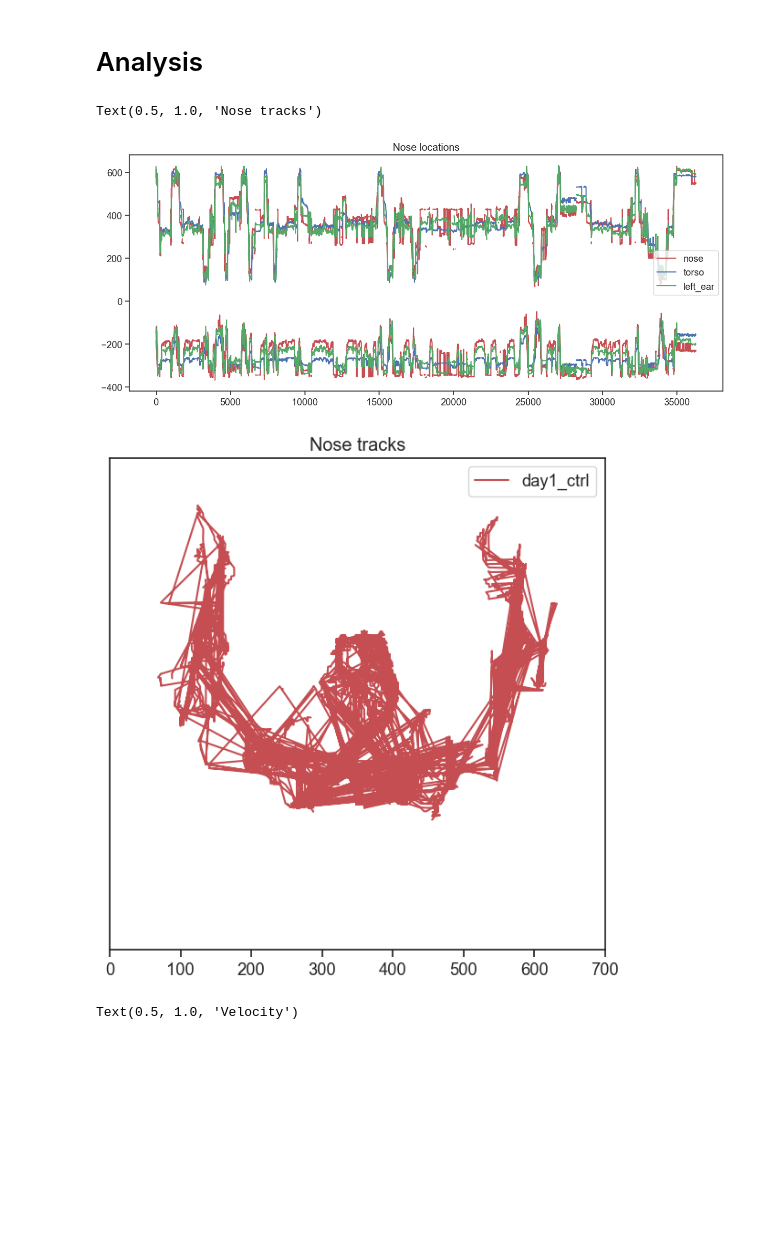
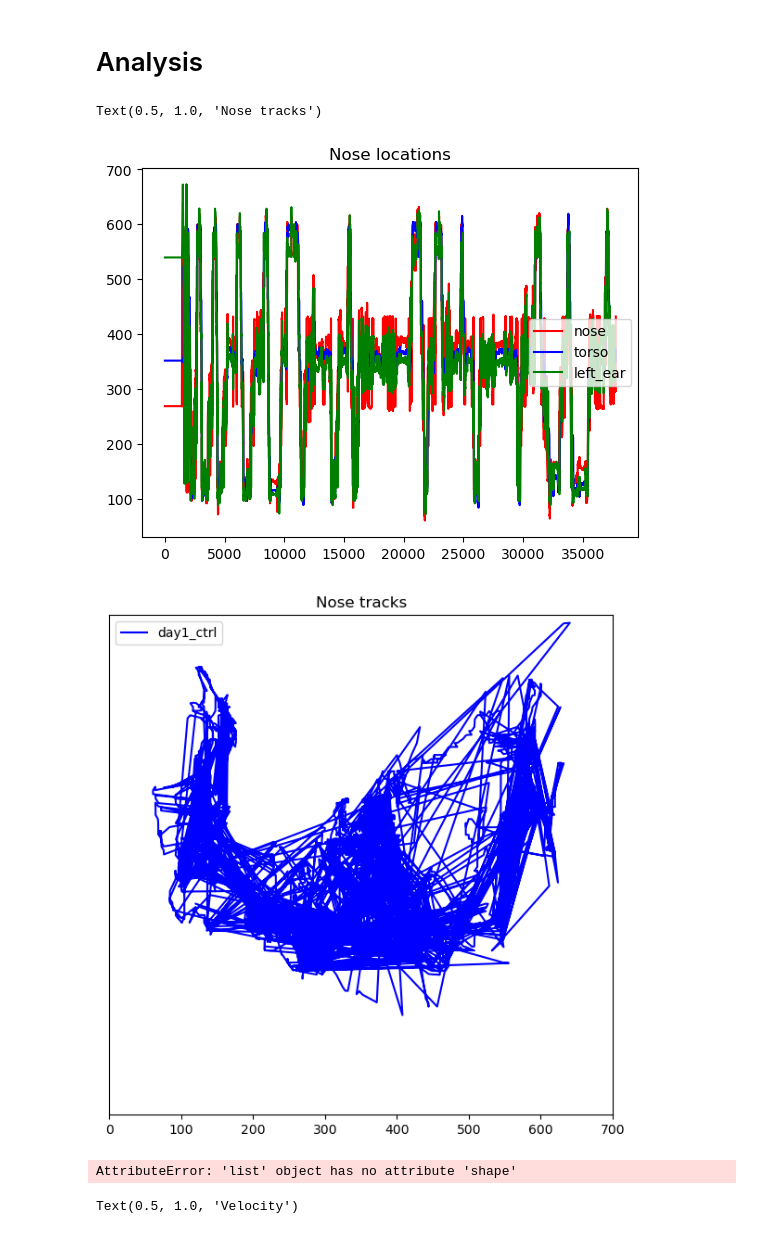
Before and after one commit to ellaksay2/dev, a Jupyter notebook: python/notebooks/SLEAP_analysis_v2.ipynb, the cells around one changed output. Cells and saved outputs as stored; diff of their text form; code cells hidden in the pictures; blank space fills up the shorter version.

Commit message:
modify plotting function

```diff
--- a/python/notebooks/SLEAP_analysis_v2.ipynb
+++ b/python/notebooks/SLEAP_analysis_v2.ipynb
@@ -3,12 +17,4 @@
 # %%
-# Import statements
-
-import h5py
-import os
-import numpy as np # type: ignore
-import pandas as pd # type: ignore
-from scipy.interpolate import interp1d
-
 
 # Import single sleap file for analysis
 
@@ -106,20 +112,31 @@ NOSE_INDEX = 0
 LEFTEAR_INDEX = 1
 RIGHTEAR_INDEX = 2
 TORSO_INDEX = 3
+LEFT_HINDPAW = 4
+RIGHT_HINDPAW = 5
+TAILBASE = 6
 
 def store_nodes(row):
     nodes = {
-        'nose_loc':NOSE_INDEX,
-        'leftear_index': LEFTEAR_INDEX,
-        'rightear_index':RIGHTEAR_INDEX,
-        'torso_index': TORSO_INDEX
+        'nose':NOSE_INDEX,
+        'leftear': LEFTEAR_INDEX,
+        'rightear':RIGHTEAR_INDEX,
+        'torso': TORSO_INDEX,
+        'left_hindpaw': LEFT_HINDPAW,
+        'right_hindpaw':RIGHT_HINDPAW,
+        'tailbase':TAILBASE
     }
     location_dict = {}
     locations = row['locations']
 
     for node, index in nodes.items():
-        node_loc = locations[:,index,:,:].reshape(-1)
-        location_dict[node] = node_loc
+
+        x_coords = locations[:,index,0,0]
+        y_coords = locations[:,index,1,0]
+        location_dict[f'{node}_x'] = x_coords
+        location_dict[f'{node}_y'] = y_coords
+        # node_loc = locations[:,index,:,:].reshape(-1)
+        # location_dict[node] = node_loc
 
     return pd.Series(location_dict)
 # %%
@@ -211,36 +250,32 @@ import matplotlib.pyplot as plt
 sns.set('notebook', 'ticks', font_scale=1.2)
 mpl.rcParams['figure.figsize'] = [15,6]
 # %%
+i = 3
 plt.figure()
-plt.plot(df.nose_loc[0][:,0,0], 'r',label='nose')
+plt.plot(df['nose_x'].iloc[i], 'r',label='nose')
 # plt.plot(-1*nose_loc[:,1,0], 'r')
-plt.plot(torso_loc[:,0,0], 'b',label='torso')
-plt.plot(leftear_loc[:,0,0], 'g',label='left_ear')
+plt.plot(df['torso_x'].iloc[i], 'b',label='torso')
+plt.plot(df['leftear_x'].iloc[i], 'g',label='left_ear')
 # plt.plot(rightear_loc[:,0,0], 'y',label='right_ear')
-
-plt.plot(-1*nose_loc[:,1,0], 'r')
-plt.plot(-1*torso_loc[:,1,0], 'b')
-plt.plot(-1*leftear_loc[:,1,0], 'g')
-# plt.plot(-1*rightear_loc[:,1,0], 'y')
 
 plt.legend(loc="center right")
 plt.title('Nose locations')
 
 
 plt.figure(figsize=(7,7))
-plt.plot(nose_loc[:,0,0],-1*nose_loc[:,1,0], 'r',label='day1_ctrl')
+plt.plot(df['nose_x'][i],-1*df['nose_y'][i], 'b',label='day1_ctrl')
 plt.legend()
 
 plt.xlim(0,700)
 #plt.xticks([])
 
 plt.ylim(-500,0)
 plt.yticks([])
 plt.title('Nose tracks')
 
 # color 250-450 as "interaction phase"
 # %% [output]
 Text(0.5, 1.0, 'Nose tracks')
-[figure, old version]
+[figure, new version]
-[figure, old version]
+[figure, new version]
 # %%
@@ -265,8 +299,10 @@ def smooth_diff(node_loc, win=25, poly=3):
 
     return node_vel
 # %%
-nose_vel = smooth_diff(nose_loc[:, :, 0])
-torso_vel = smooth_diff(torso_loc[:,:,0])
+nose_vel = smooth_diff([df['nose_x'].iloc[i],df['nose_y'].iloc[i]])
+# torso_vel = smooth_diff(torso_loc[:,:,0])
+# %% [output]
+AttributeError: 'list' object has no attribute 'shape'
 # %%
 fig = plt.figure(figsize=(15,7))
 ax1 = fig.add_subplot(211)
```
Also changed, not shown: parts of 8 cells of this notebook.
